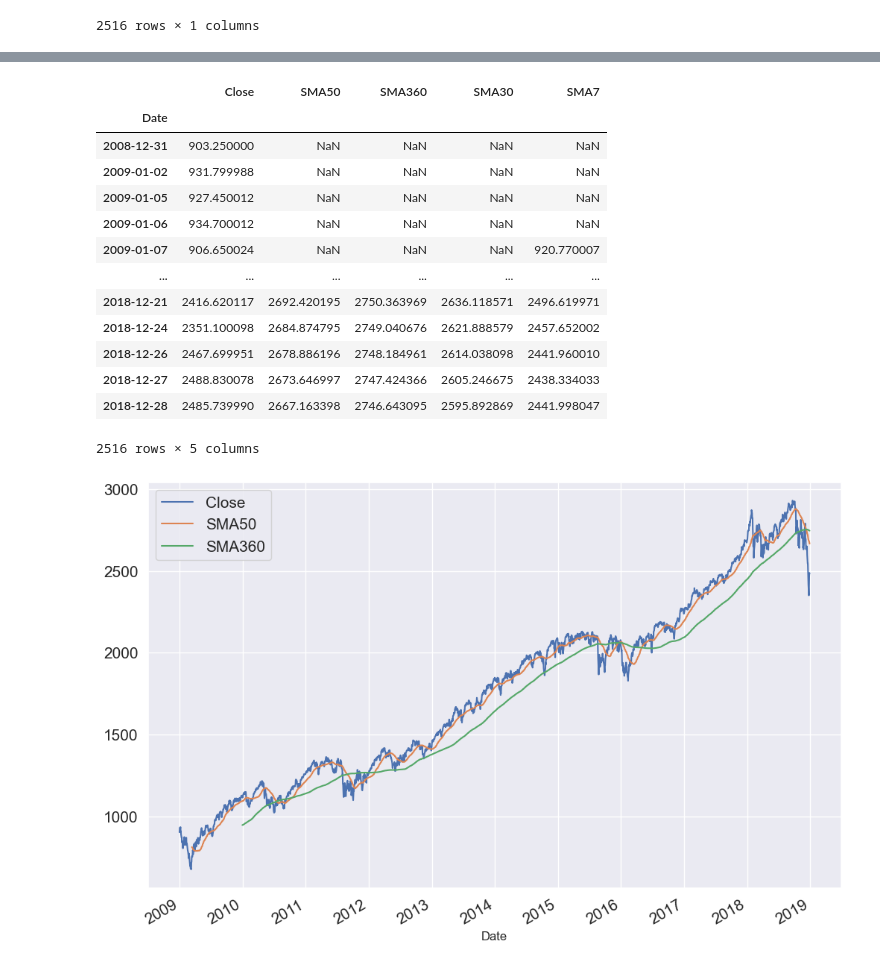
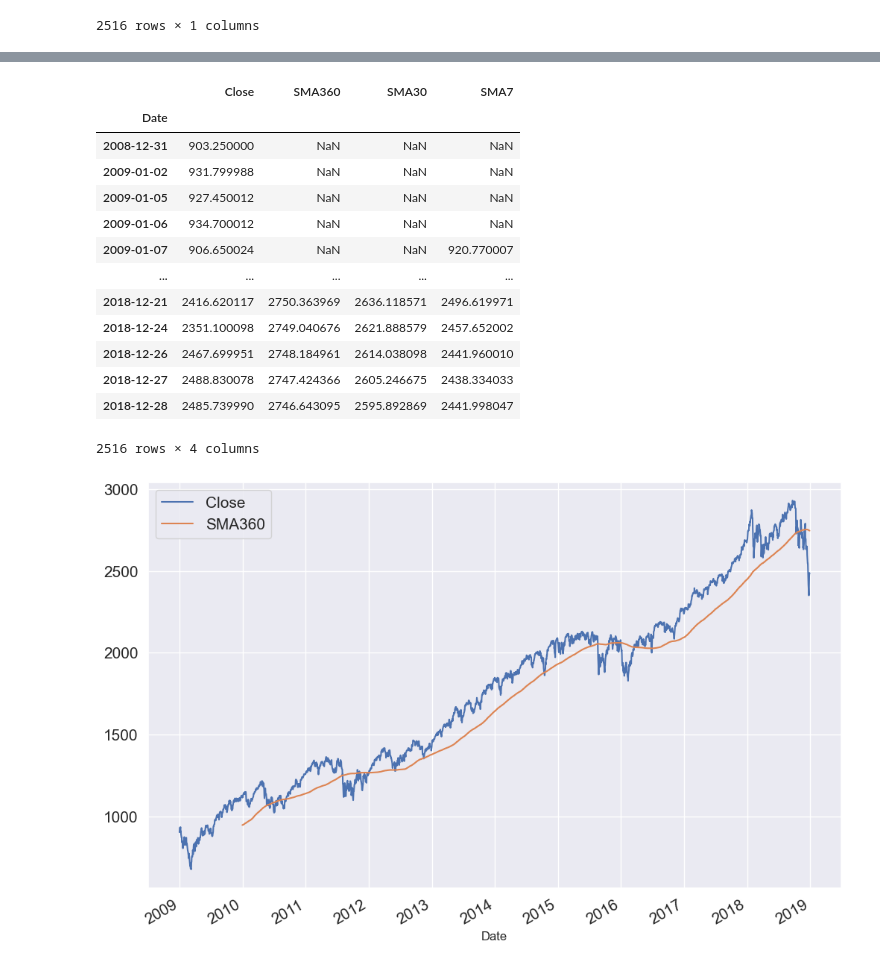
Before and after one commit to DheyaAlqaderi/TechnicalAnalysis-Gold-ML, a Jupyter notebook: Yahoo Finance practice/gold_with_usdt/Gold_Analysis.ipynb, the cells around one changed output, grey strips where cells are left out. Drawn from its saved outputs; the diff is of its cells as text; code cells hidden in the pictures.

```diff
--- a/Yahoo Finance practice/gold_with_usdt/Gold_Analysis.ipynb
+++ b/Yahoo Finance practice/gold_with_usdt/Gold_Analysis.ipynb
@@ -713,8 +712,3 @@ SP500.rolling(window=10, min_periods=5).mean()
 | 2018-12-27 | 2504.121997 |
 | 2018-12-28 | 2487.641992 |
 2516 rows × 1 columns
-# %%
-# SP500['SMA50'] = SP500.rolling(window=50, min_periods=50).mean()
-SP500['SMA360'] = SP500.rolling(window=252, min_periods=252).mean()
-SP500['SMA30'] = SP500.rolling(window=21, min_periods=21).mean()
-SP500['SMA7'] = SP500.rolling(window=5, min_periods=5).mean()
@@ -750,26 +742,25 @@ SP500['SMA7'] = SP500.Close.rolling(window=5, min_periods=5).mean()
 # %%
 SP500
 # %% [output]
-|  | Close | SMA50 | SMA360 | SMA30 | SMA7 |
-| Date |  |  |  |  |  |
-| 2008-12-31 | 903.250000 | NaN | NaN | NaN | NaN |
-| 2009-01-02 | 931.799988 | NaN | NaN | NaN | NaN |
-| 2009-01-05 | 927.450012 | NaN | NaN | NaN | NaN |
-| 2009-01-06 | 934.700012 | NaN | NaN | NaN | NaN |
-| 2009-01-07 | 906.650024 | NaN | NaN | NaN | 920.770007 |
-| ... | ... | ... | ... | ... | ... |
-| 2018-12-21 | 2416.620117 | 2692.420195 | 2750.363969 | 2636.118571 | 2496.619971 |
-| 2018-12-24 | 2351.100098 | 2684.874795 | 2749.040676 | 2621.888579 | 2457.652002 |
-| 2018-12-26 | 2467.699951 | 2678.886196 | 2748.184961 | 2614.038098 | 2441.960010 |
-| 2018-12-27 | 2488.830078 | 2673.646997 | 2747.424366 | 2605.246675 | 2438.334033 |
-| 2018-12-28 | 2485.739990 | 2667.163398 | 2746.643095 | 2595.892869 | 2441.998047 |
+|  | Close | SMA360 | SMA30 | SMA7 |
+| Date |  |  |  |  |
+| 2008-12-31 | 903.250000 | NaN | NaN | NaN |
+| 2009-01-02 | 931.799988 | NaN | NaN | NaN |
+| 2009-01-05 | 927.450012 | NaN | NaN | NaN |
+| 2009-01-06 | 934.700012 | NaN | NaN | NaN |
+| 2009-01-07 | 906.650024 | NaN | NaN | 920.770007 |
+| ... | ... | ... | ... | ... |
+| 2018-12-21 | 2416.620117 | 2750.363969 | 2636.118571 | 2496.619971 |
+| 2018-12-24 | 2351.100098 | 2749.040676 | 2621.888579 | 2457.652002 |
+| 2018-12-26 | 2467.699951 | 2748.184961 | 2614.038098 | 2441.960010 |
+| 2018-12-27 | 2488.830078 | 2747.424366 | 2605.246675 | 2438.334033 |
+| 2018-12-28 | 2485.739990 | 2746.643095 | 2595.892869 | 2441.998047 |
-2516 rows × 5 columns
+2516 rows × 4 columns
 # %%
 
 SP500.Close.plot(figsize = (12,8), fontsize= 15)
-SP500.SMA50.plot(figsize = (12,8), fontsize= 15)
 SP500.SMA360.plot(figsize = (12,8), fontsize= 15)
 plt.legend(loc = 'upper left', fontsize= 15)
 plt.show()
 # %% [output]
-[figure, old version]
+[figure, new version]
```
Also changed, not shown: parts of 20 cells of this notebook, 2 other files.
